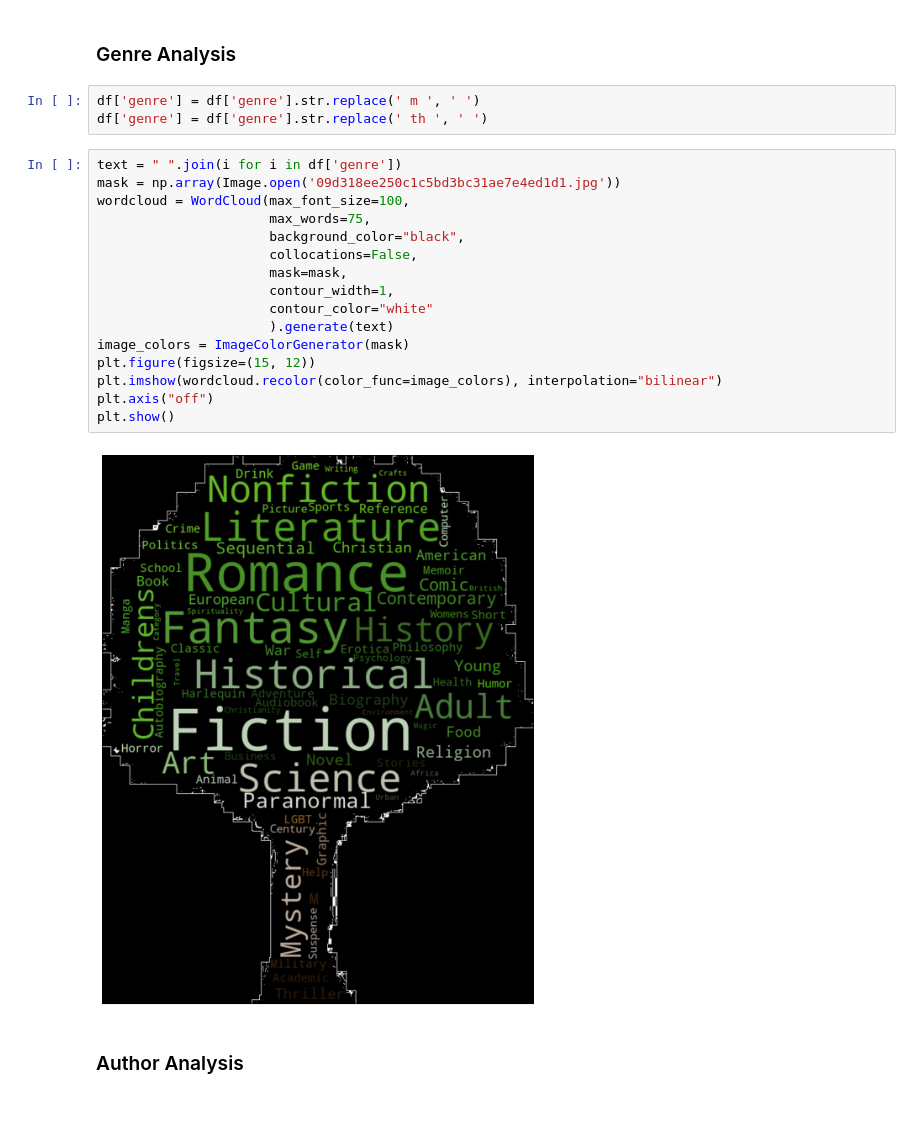
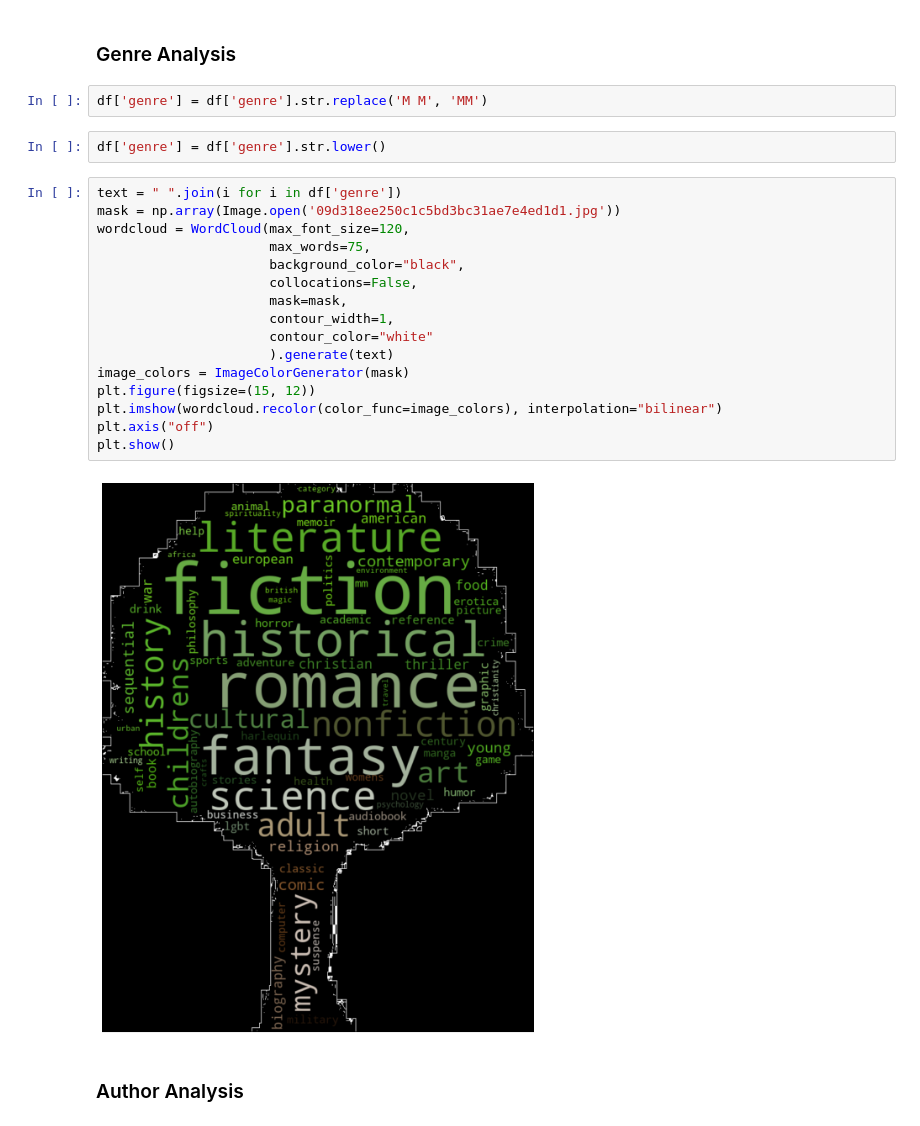
Before and after one commit to oguzkedek/Content-Based-Filtering-GoodReads, a Jupyter notebook: content_based_filtering.ipynb, the cells around one changed output. Saved outputs shown, nothing was run; the diff lists cells and outputs as text.

```diff
--- a/content_based_filtering_goodreads.ipynb
+++ b/content_based_filtering.ipynb
@@ -239,27 +239,28 @@ sns.boxenplot(x=df['pages'], color='Green');
 **The books with a very high number of pages were examined. The title with the error was dropped from the dataset.**
 # %% [markdown]
 ### Genre Analysis
-# %%
-df['genre'] = df['genre'].str.replace(' m ', ' ')
-df['genre'] = df['genre'].str.replace(' th ', ' ')
+# %%
+df['genre'] = df['genre'].str.replace('M M', 'MM')
+# %%
+df['genre'] = df['genre'].str.lower()
 # %%
 text = " ".join(i for i in df['genre'])
 mask = np.array(Image.open('09d318ee250c1c5bd3bc31ae7e4ed1d1.jpg'))
-wordcloud = WordCloud(max_font_size=100,
+wordcloud = WordCloud(max_font_size=120,
                       max_words=75,
                       background_color="black",
                       collocations=False,
                       mask=mask,
                       contour_width=1,
                       contour_color="white"
                       ).generate(text)
 image_colors = ImageColorGenerator(mask)
 plt.figure(figsize=(15, 12))
 plt.imshow(wordcloud.recolor(color_func=image_colors), interpolation="bilinear")
 plt.axis("off")
 plt.show()
 # %% [output]
-[figure, old version]
+[figure, new version]
 # %% [markdown]
 ### Author Analysis
 # %%
```
Also changed, not shown: parts of 1 cell of this notebook, 1 other file.
